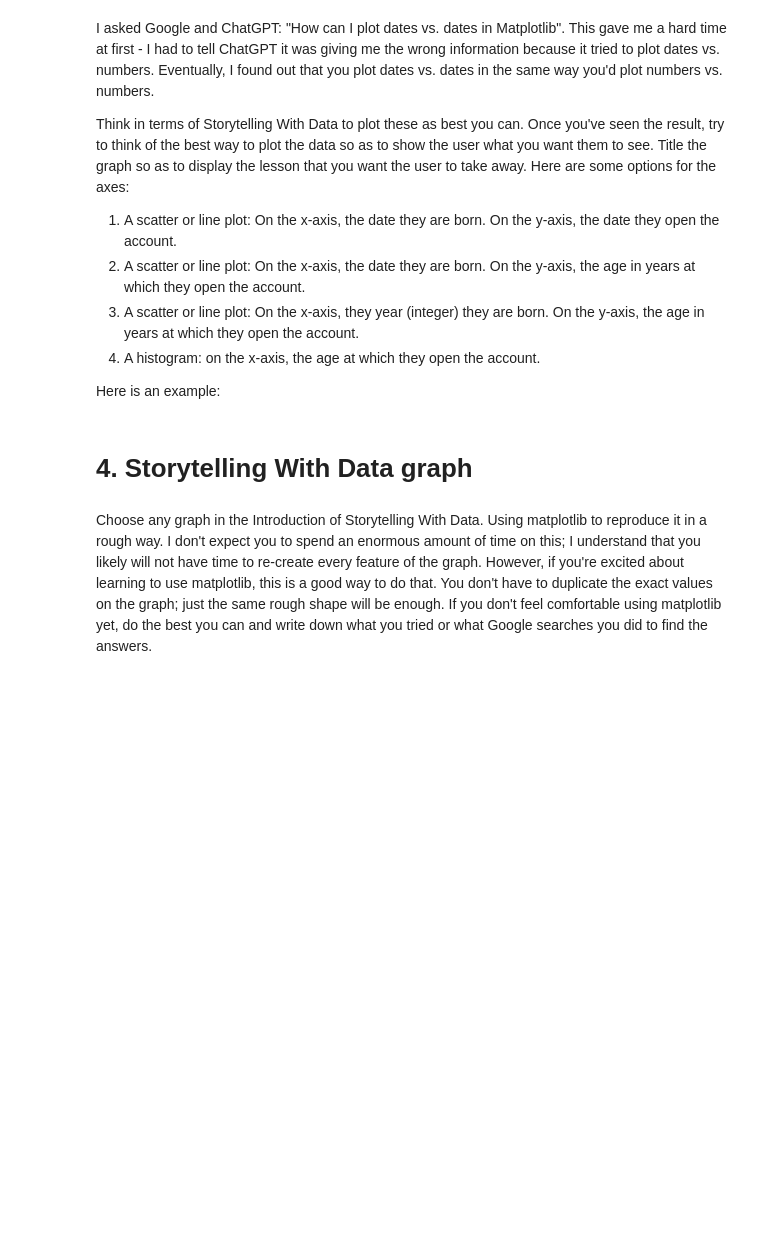
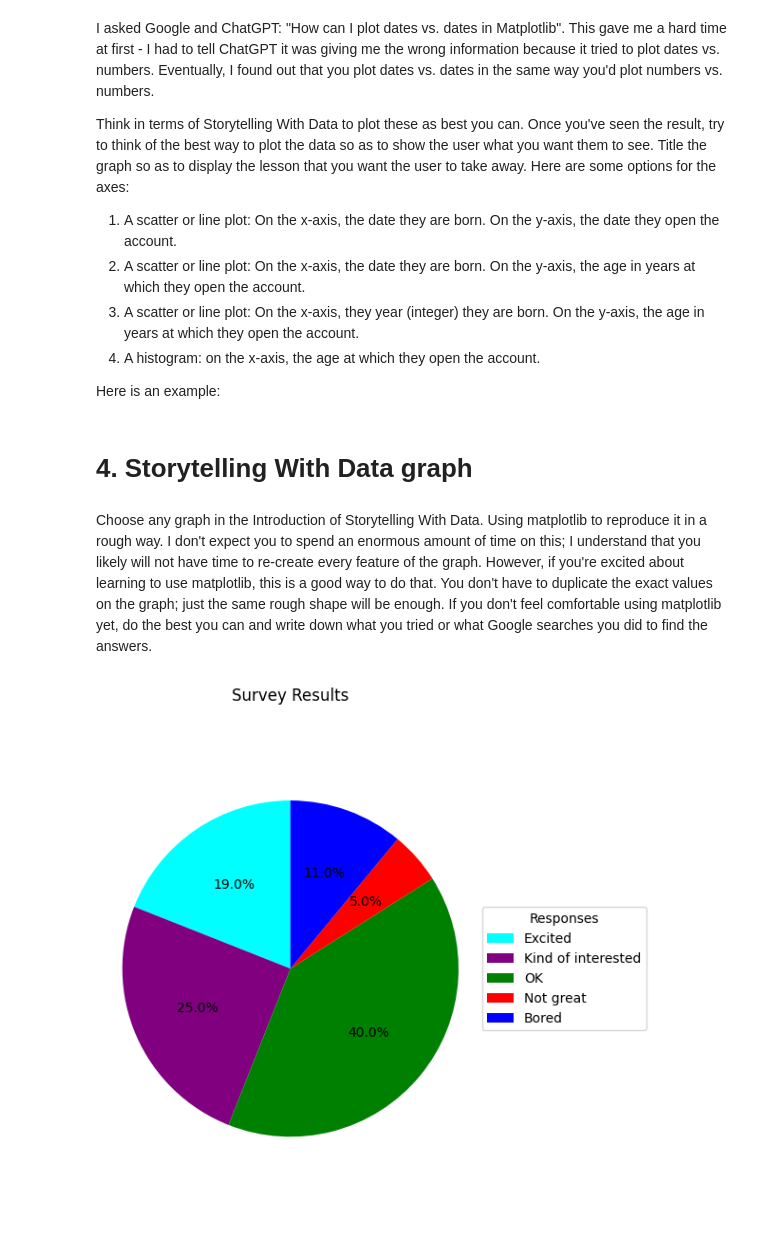
Before and after one commit to Smi7hey13/ModBSem2Sum, a Jupyter notebook: Week1.ipynb, the cells around one changed output. Cells and saved outputs as stored; diff of their text form; code cells hidden in the pictures; blank space fills up the shorter version.

```diff
--- a/Week1.ipynb
+++ b/Week1.ipynb
@@ -493,3 +493,25 @@ ax.set_xlabel("Birth Date") # label the x axis
 # 4. Storytelling With Data graph
 # %% [markdown]
 Choose any graph in the Introduction of Storytelling With Data.  Using matplotlib to reproduce it in a rough way.  I don't expect you to spend an enormous amount of time on this; I understand that you likely will not have time to re-create every feature of the graph.  However, if you're excited about learning to use matplotlib, this is a good way to do that.  You don't have to duplicate the exact values on the graph; just the same rough shape will be enough.  If you don't feel comfortable using matplotlib yet, do the best you can and write down what you tried or what Google searches you did to find the answers.
+# %%
+import matplotlib.pyplot as plt
+
+labels = ['Excited', 'Kind of interested', 'OK', 'Not great', 'Bored']
+sizes = [19, 25, 40, 5, 11]
+colors = ['cyan', 'purple', 'green', 'red', 'blue']
+plt.figure(figsize=(6, 6))
+wedges, texts, autotexts = plt.pie(
+    sizes,
+    colors=colors,
+    startangle=90,
+    autopct='%1.1f%%',
+    textprops=dict(color="black")
+)
+
+plt.legend(wedges, labels, title='Responses', loc='center left', bbox_to_anchor=(1, 0.5))
+plt.title('Survey Results')
+plt.axis('equal')
+plt.tight_layout()
+plt.show()
+# %% [output]
+[figure, added]
```
